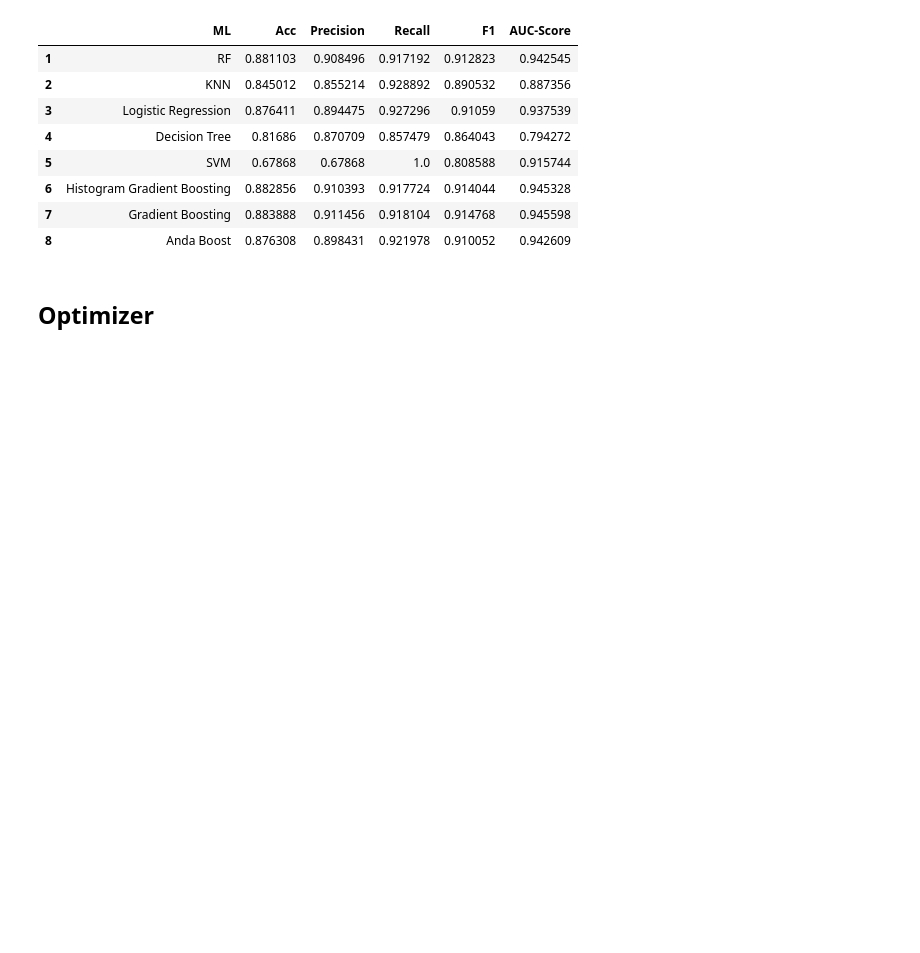
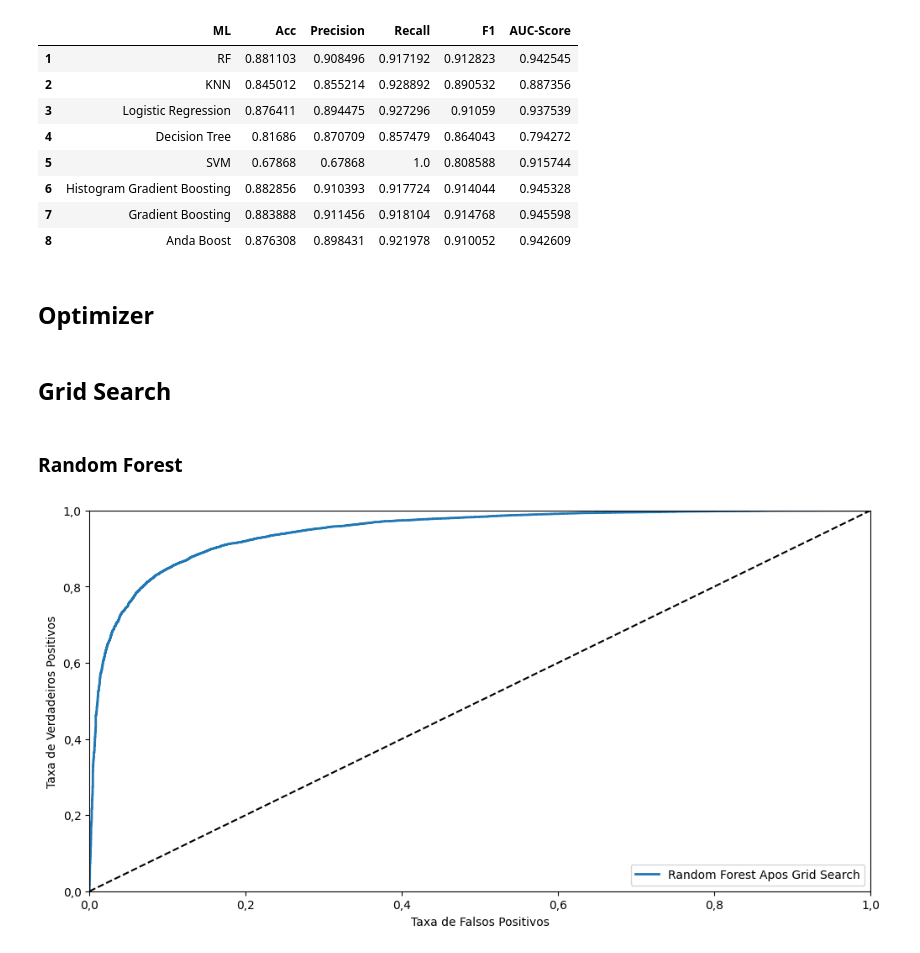
Before and after one commit to mrelero/machine-learning-anatel-database, a Jupyter notebook: Paper2/Model1.ipynb, the cells around one changed output. Drawn from its saved outputs; the diff is of its cells as text; code cells hidden in the pictures; blank space fills up the shorter version.

```diff
--- a/Paper2/Model1.ipynb
+++ b/Paper2/Model1.ipynb
@@ -264,4 +265,4 @@ classifiers = dict()
 
 classifiers = {"RF": Rand_Forest_Class, "KNN": Knn_Class, "Logistic Regression": logisticRegr,
  "Decision Tree": Decision_Tree, "SVM": SVM_Class, "Histogram Gradient Boosting":Hist_Grad_Boost_Class,
- "Gradient Boosting":Grad_Boost_Class, "Anda Boost": Ada_Boost_Class, "Neural Network":Neural_Network}
+ "Gradient Boosting":Grad_Boost_Class, "Ada Boost": Ada_Boost_Class, "Neural Network":Neural_Network}
@@ -350,3 +384,5 @@ search_space_decision_tree = {"criterion": Categorical(["gini", "entropy"]), # v
         "min_samples_leaf": Integer(2, 4,'uniform'),
         "min_samples_split": Integer(2, 4, 'uniform'),
     }
+# %% [markdown]
+## Grid Search
@@ -352,0 +453,22 @@ search_space_decision_tree = {"criterion": Categorical(["gini", "entropy"]), # v
+# %% [markdown]
+### Random Forest
+# %%
+desempenho_ml_OPT = pd.DataFrame(columns=['ML','Acc','Precision','Recall', 'F1', 'AUC-Score'])
+modelo = Param_Grid["RF"]
+
+Grid_RF_Clf = GridSearchCV(estimator=classifiers["RF"], param_grid=modelo, cv= 5)
+Grid_RF_Clf.fit(X_train, y_train)
+y_pred = Grid_RF_Clf.predict(X_test)
+acc = metrics.accuracy_score(y_test, y_pred)
+y_pred_prob = Grid_RF_Clf.predict_proba(X_test)
+y_pred_prob = y_pred_prob[:, 1]
+cm = confusion_matrix(y_test, y_pred)
+pr = precision_score(y_test,y_pred)
+rec = recall_score(y_test,y_pred)
+F1 = f1_score(y_test, y_pred)
+fpr, tpr, threshold = roc_curve(y_test,y_pred_prob)
+plot_roc_curve(fpr,tpr,  "Random Forest Apos Grid Search")
+auc = roc_auc_score(y_test,y_pred_prob)
+desempenho_ml_OPT.loc[0] = pd.Series({'ML': "Redes Neurais", 'Acc': acc, 'Precision': pr, 'Recall': rec, 'F1': F1, 'AUC-Score': auc})
+# %% [output]
+[figure, added]
```
Also changed, not shown: parts of 8 cells of this notebook.
